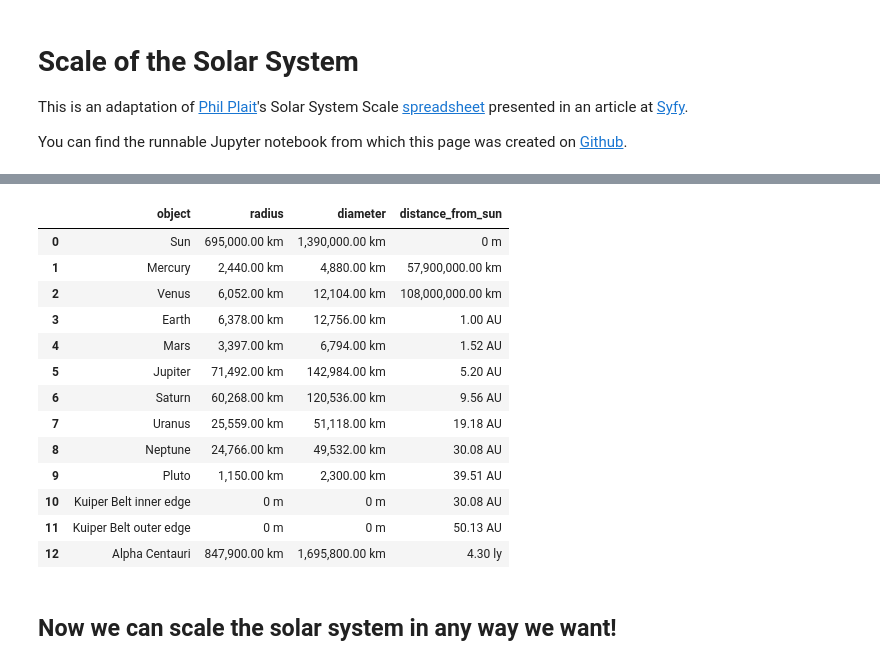
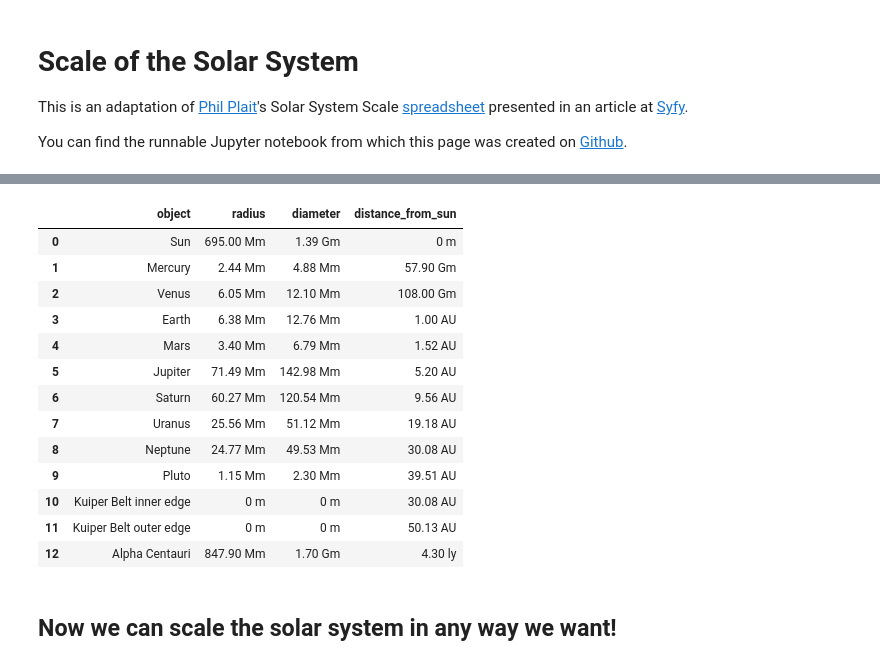
Before and after one commit to lumpiluk/solarsystemscalespreadsheetadaptation, a Jupyter notebook: solar_system.ipynb, the cells around one changed output, grey strips where cells are left out. Cells and saved outputs as stored; diff of their text form; code cells hidden in the pictures.

Commit message:
Code and number formatting

```diff
--- a/solar_system.ipynb
+++ b/solar_system.ipynb
@@ -9,16 +9,21 @@ import math
 import pandas as pd
 
 
+# All distances in meters!
+
 AU = 149597870700  # astronomical unit
 LY = 9.4607e15  # light-year
+R_SOL = 695000000  # radius of the Sun
 
 
 def format_distance(distance):
     """Make long distances given in meters a little more readable."""
     if isinstance(distance, str):
-        return distance  # In this case distance probably isn't actually a distance.
+        # In this case distance probably isn't actually a distance.
+        return distance
     if distance == 0:
-        return "0 m"  # Would be covered by log10(d) < 3, but log10(0) throws an error.
+        # Would be covered by log10(d) < 3, but log10(0) throws an error.
+        return "0 m"
     if math.log10(distance) < -6:
         return "{:,.3e} nm".format(distance * 10 ** 9)
     if math.log10(distance) < -3:
@@ -29,29 +34,69 @@ def format_distance(distance):
         return "{:,.2f} cm".format(distance * 10 ** 2)
     if math.log10(distance) < 3:
         return "{:,.2f} m".format(distance)
+    if math.log10(distance) < 6:
+        return "{:,.2f} km".format(distance * 10 ** -3)
+    if math.log10(distance) < 9:
+        return "{:,.2f} Mm".format(distance * 10 ** -6)
     if distance < AU:
-        return "{:,.2f} km".format(distance * 10 ** -3)
+        return "{:,.2f} Gm".format(distance * 10 ** -9)
     if distance < LY:
         return "{:,.2f} AU".format(distance / AU)
     return "{:,.2f} ly".format(distance / LY)
 
 
-print("All distances in meters!")
-r_sol = 695000000
 solar_system = pd.DataFrame(data={
-    'object': ["Sun", "Mercury", "Venus", "Earth", "Mars", "Jupiter", "Saturn",
-               "Uranus", "Neptune", "Pluto", "Kuiper Belt inner edge",
-               "Kuiper Belt outer edge", "Alpha Centauri"],
-    'radius': [r_sol, 2440000, 6052000, 6378000, 3397000, 71492000,
-               60268000, 25559000, 24766000, 1150000, 0, 0, 1.22 * r_sol],
-    'distance_from_sun': [0., 5.79e+10, 1.08e+11, 1.5e+11, 2.28e+11, 7.78e+11,
-                          1.43e+12, 2.87e+12, 4.5e+12, 5.91e+12, 4.5e+12,
-                          7.5e+12, 4.07e+16]
+    'object': [
+        "Sun",
+        "Mercury",
+        "Venus",
+        "Earth",
+        "Mars",
+        "Jupiter",
+        "Saturn",
+        "Uranus",
+        "Neptune",
+        "Pluto",
+        "Kuiper Belt inner edge",
+        "Kuiper Belt outer edge",
+        "Alpha Centauri"
+    ],
+    'radius': [
+        R_SOL,  # Sun
+        2440000,  # Mercury
+        6052000,  # Venus
+        6378000,  # Earth
+        3397000,  # Mars
+        71492000,  # Jupiter
+        60268000,  # Saturn
+        25559000,  # Uranus
+        24766000,  # Neptune
+        1150000,  # Pluto
+        0,  # Kuiper Belt inner edge
+        0,  # Kuiper Belt outer edge
+        1.22 * R_SOL  # Alpha Centauri
+    ],
+    'distance_from_sun': [
+        0.,  # Sun
+        5.79e+10,  # Mercury
+        1.08e+11,  # Venus
+        1.5e+11,  # Earth
+        2.28e+11,  # Mars
+        7.78e+11,  # Jupiter
+        1.43e+12,  # Saturn
+        2.87e+12,  # Uranus
+        4.5e+12,  # Neptune
+        5.91e+12,  # Pluto
+        4.5e+12,  # Kuiper Belt inner edge
+        7.5e+12,  # Kuiper Belt outer edge
+        4.07e+16  # Alpha Centauri
+    ]
 })
 solar_system['diameter'] = solar_system['radius'] * 2
 
 # Reorder columns because Python dicts aren't sorted by keys:
-solar_system = solar_system[['object', 'radius', 'diameter', 'distance_from_sun']]
+solar_system = solar_system[['object', 'radius', 'diameter',
+                             'distance_from_sun']]
 
 solar_system.style.format(format_distance)
 # %% [output]
@@ -59,17 +103,17 @@ All distances in meters!
 |  | object | radius | diameter | distance_from_sun |
-| 0 | Sun | 695,000.00 km | 1,390,000.00 km | 0 m |
-| 1 | Mercury | 2,440.00 km | 4,880.00 km | 57,900,000.00 km |
-| 2 | Venus | 6,052.00 km | 12,104.00 km | 108,000,000.00 km |
-| 3 | Earth | 6,378.00 km | 12,756.00 km | 1.00 AU |
-| 4 | Mars | 3,397.00 km | 6,794.00 km | 1.52 AU |
-| 5 | Jupiter | 71,492.00 km | 142,984.00 km | 5.20 AU |
-| 6 | Saturn | 60,268.00 km | 120,536.00 km | 9.56 AU |
-| 7 | Uranus | 25,559.00 km | 51,118.00 km | 19.18 AU |
-| 8 | Neptune | 24,766.00 km | 49,532.00 km | 30.08 AU |
-| 9 | Pluto | 1,150.00 km | 2,300.00 km | 39.51 AU |
+| 0 | Sun | 695.00 Mm | 1.39 Gm | 0 m |
+| 1 | Mercury | 2.44 Mm | 4.88 Mm | 57.90 Gm |
+| 2 | Venus | 6.05 Mm | 12.10 Mm | 108.00 Gm |
+| 3 | Earth | 6.38 Mm | 12.76 Mm | 1.00 AU |
+| 4 | Mars | 3.40 Mm | 6.79 Mm | 1.52 AU |
+| 5 | Jupiter | 71.49 Mm | 142.98 Mm | 5.20 AU |
+| 6 | Saturn | 60.27 Mm | 120.54 Mm | 9.56 AU |
+| 7 | Uranus | 25.56 Mm | 51.12 Mm | 19.18 AU |
+| 8 | Neptune | 24.77 Mm | 49.53 Mm | 30.08 AU |
+| 9 | Pluto | 1.15 Mm | 2.30 Mm | 39.51 AU |
 | 10 | Kuiper Belt inner edge | 0 m | 0 m | 30.08 AU |
 | 11 | Kuiper Belt outer edge | 0 m | 0 m | 50.13 AU |
-| 12 | Alpha Centauri | 847,900.00 km | 1,695,800.00 km | 4.30 ly |
+| 12 | Alpha Centauri | 847.90 Mm | 1.70 Gm | 4.30 ly |
 # %%
 def scale_solar_system(
         new_size=.1,
```
Also changed, not shown: parts of 3 cells of this notebook, 1 other file.
